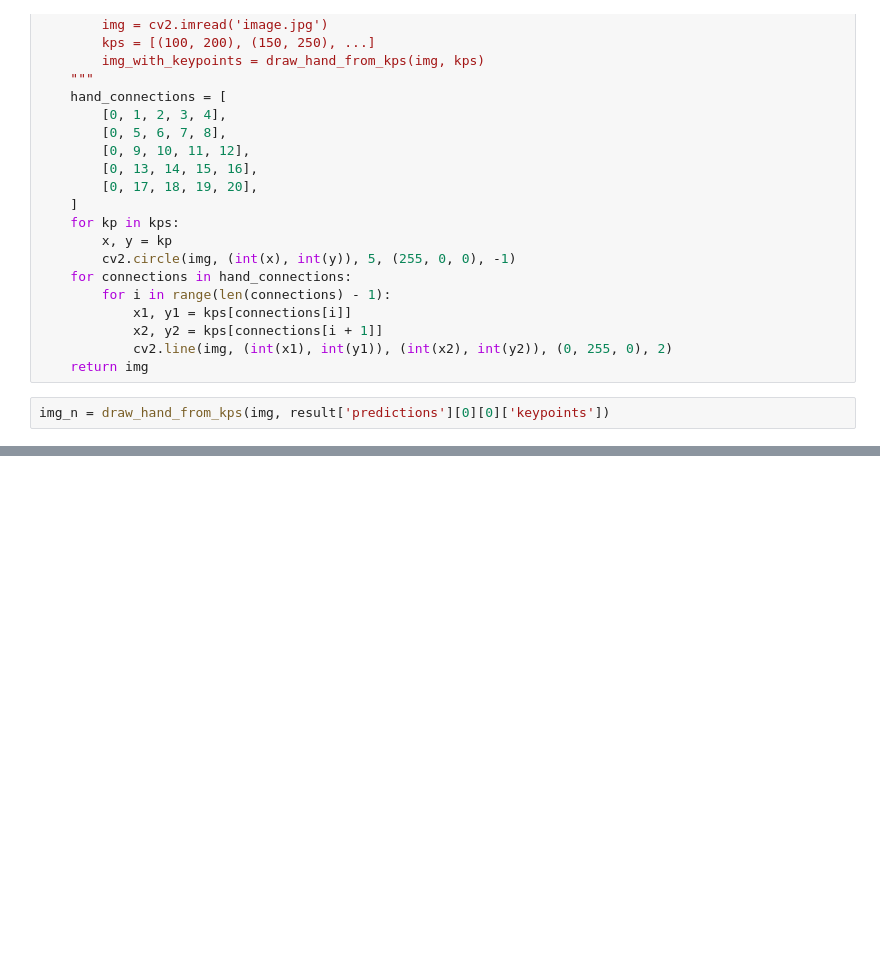
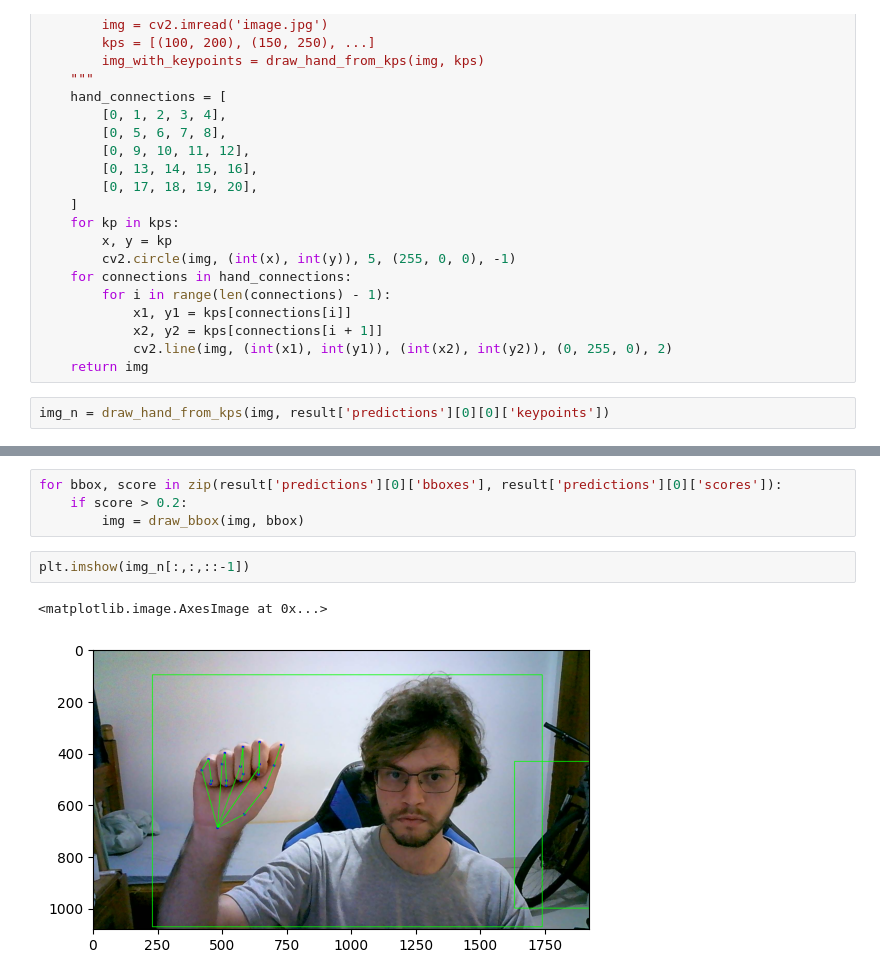
Before and after one commit to jimmerzzz52/shrine-exp, a Jupyter notebook: transcribe-asl/exp_mmpose.ipynb, the cells around one changed output, grey strips where cells are left out. Saved outputs shown, nothing was run; the diff lists cells and outputs as text; blank space fills up the shorter version.

```diff
--- a/transcribe-asl/exp_mmpose.ipynb
+++ b/transcribe-asl/exp_mmpose.ipynb
@@ -88,0 +147,9 @@ plt.imshow(img_n[:,:,::-1])
+# %%
+for bbox, score in zip(result['predictions'][0]['bboxes'], result['predictions'][0]['scores']):
+    if score > 0.2:
+        img = draw_bbox(img, bbox)
+# %%
+plt.imshow(img_n[:,:,::-1])
+# %% [output]
+<matplotlib.image.AxesImage at 0x...>
+[figure, added]
```
Also changed, not shown: parts of 6 cells of this notebook, 1 other file.
